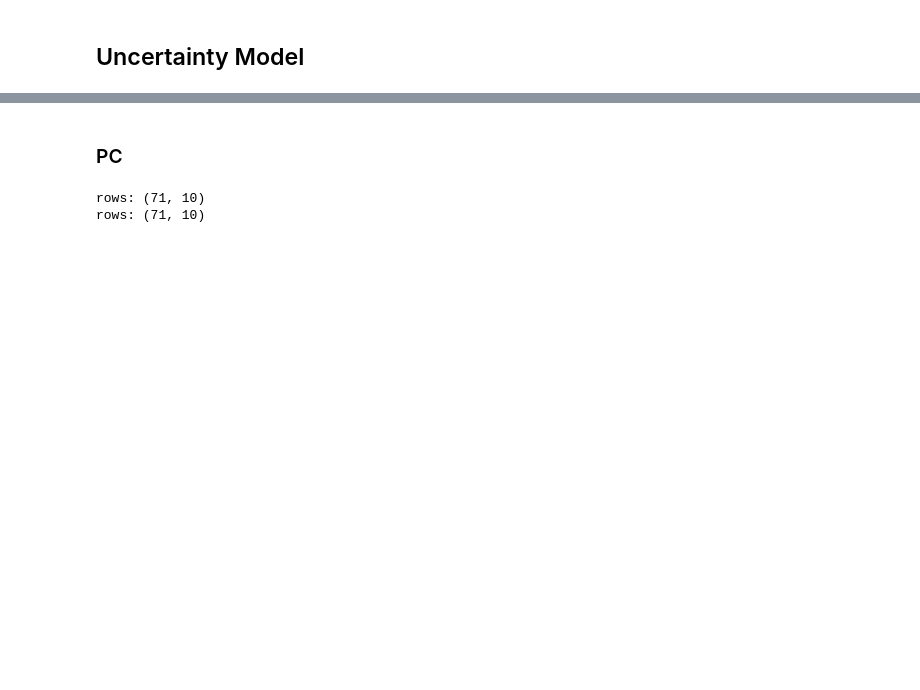
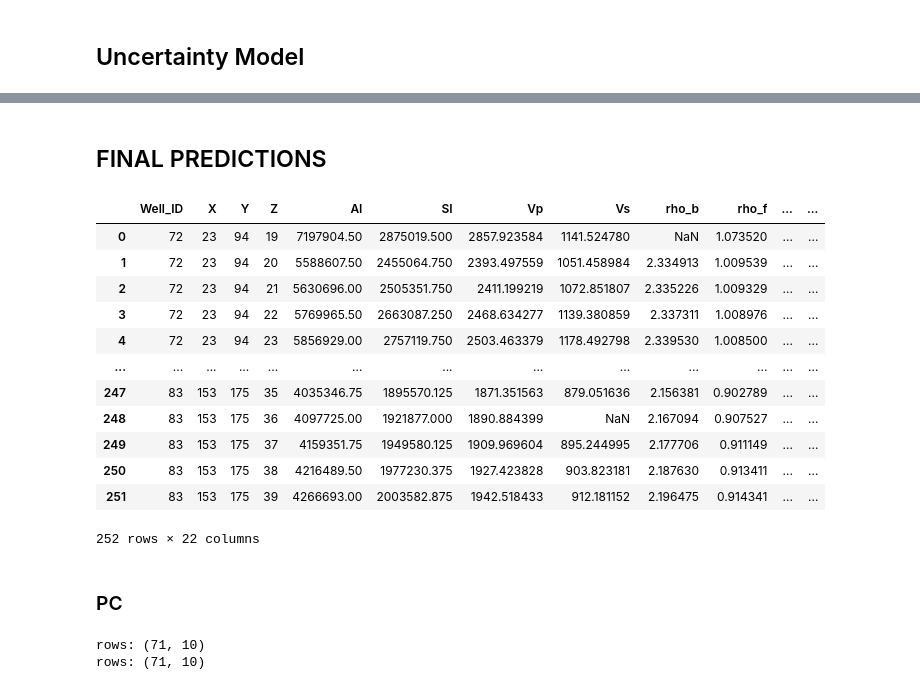
Before and after one commit to acmontesh/Energ-AI-z, a Jupyter notebook: Production_analysis.ipynb, the cells around one changed output, grey strips where cells are left out. Cells and saved outputs as stored; diff of their text form; code cells hidden in the pictures; blank space fills up the shorter version.

```diff
--- a/Production_analysis.ipynb
+++ b/Production_analysis.ipynb
@@ -534,3 +541,22 @@ ax.add_line( Line2D( [0,1],[0,1],color="red",lw=1.5,ls="--" ) )
+# %% [markdown]
+## FINAL PREDICTIONS
+# %%
+df_preproduction = pd.read_csv( "logs_preproduction.csv" )
+df_preproduction["men"]
+# %% [output]
+|  | Well_ID | X | Y | Z | AI | SI | Vp | Vs | rho_b | rho_f | ... | ... |
+| 0 | 72 | 23 | 94 | 19 | 7197904.50 | 2875019.500 | 2857.923584 | 1141.524780 | NaN | 1.073520 | ... | ... |
+| 1 | 72 | 23 | 94 | 20 | 5588607.50 | 2455064.750 | 2393.497559 | 1051.458984 | 2.334913 | 1.009539 | ... | ... |
+| 2 | 72 | 23 | 94 | 21 | 5630696.00 | 2505351.750 | 2411.199219 | 1072.851807 | 2.335226 | 1.009329 | ... | ... |
+| 3 | 72 | 23 | 94 | 22 | 5769965.50 | 2663087.250 | 2468.634277 | 1139.380859 | 2.337311 | 1.008976 | ... | ... |
+| 4 | 72 | 23 | 94 | 23 | 5856929.00 | 2757119.750 | 2503.463379 | 1178.492798 | 2.339530 | 1.008500 | ... | ... |
+| ... | ... | ... | ... | ... | ... | ... | ... | ... | ... | ... | ... | ... |
+| 247 | 83 | 153 | 175 | 35 | 4035346.75 | 1895570.125 | 1871.351563 | 879.051636 | 2.156381 | 0.902789 | ... | ... |
+| 248 | 83 | 153 | 175 | 36 | 4097725.00 | 1921877.000 | 1890.884399 | NaN | 2.167094 | 0.907527 | ... | ... |
+| 249 | 83 | 153 | 175 | 37 | 4159351.75 | 1949580.125 | 1909.969604 | 895.244995 | 2.177706 | 0.911149 | ... | ... |
+| 250 | 83 | 153 | 175 | 38 | 4216489.50 | 1977230.375 | 1927.423828 | 903.823181 | 2.187630 | 0.913411 | ... | ... |
+| 251 | 83 | 153 | 175 | 39 | 4266693.00 | 2003582.875 | 1942.518433 | 912.181152 | 2.196475 | 0.914341 | ... | ... |
+252 rows × 22 columns
 # %% [markdown]
 ### PC
 # %%
```
Also changed, not shown: parts of 6 cells of this notebook, 2 other files.
